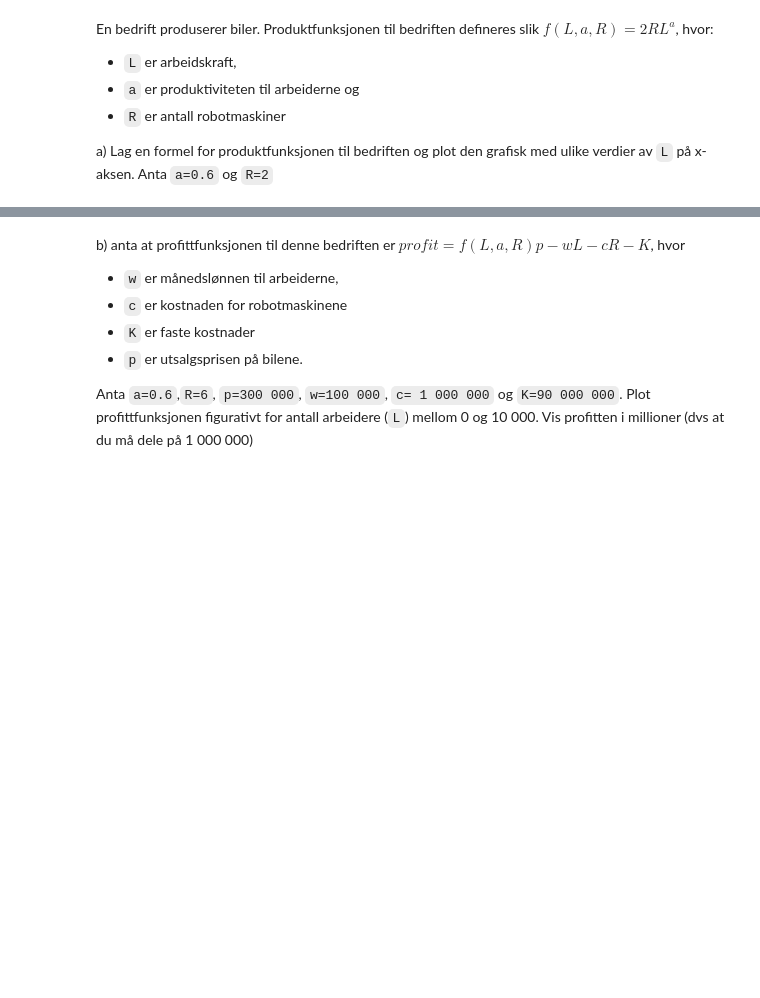
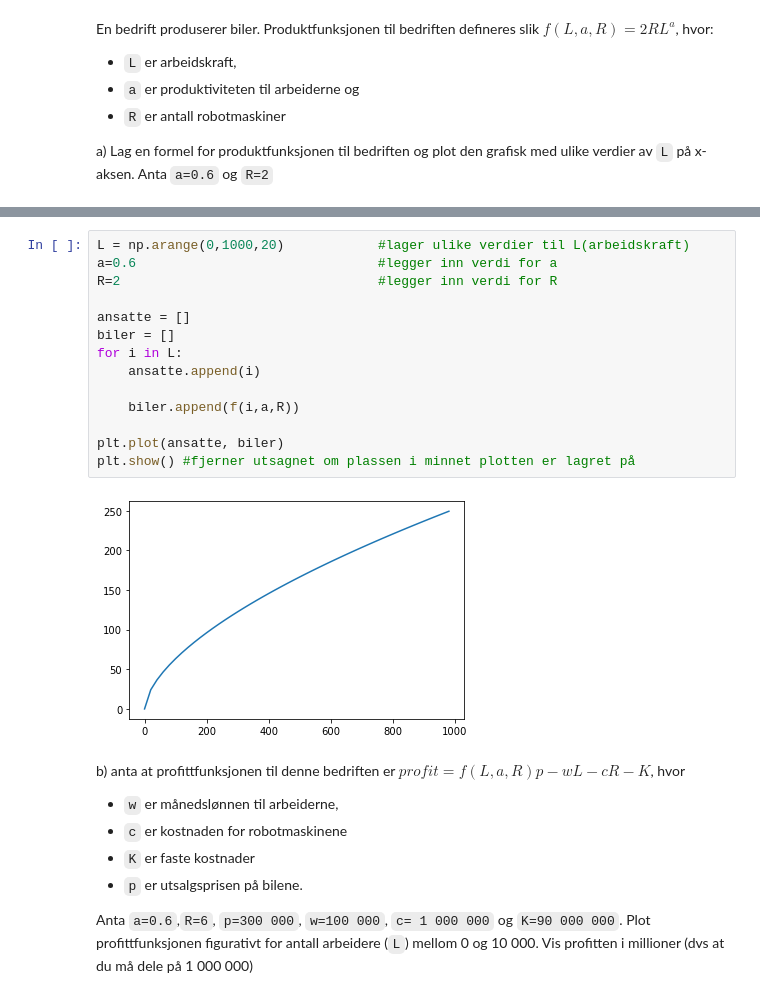
Before and after one commit to Danieljoha/Sok1003-mappeoppgave2, a Jupyter notebook: Mappe 2_oppgaver.ipynb, the cells around one changed output, grey strips where cells are left out. Saved outputs shown, nothing was run; the diff lists cells and outputs as text; blank space fills up the shorter version.

```diff
--- a/Mappe 2_oppgaver.ipynb
+++ b/Mappe 2_oppgaver.ipynb
@@ -203,5 +264,21 @@ for i in L:                                            #lager for loop for de ul
 # %% [output]
 [figure]
+# %%
+L = np.arange(0,1000,20)            #lager ulike verdier til L(arbeidskraft)
+a=0.6                               #legger inn verdi for a
+R=2                                 #legger inn verdi for R
+
+ansatte = []
+biler = []
+for i in L:
+    ansatte.append(i)
+
+    biler.append(f(i,a,R))
+
+plt.plot(ansatte, biler)
+plt.show() #fjerner utsagnet om plassen i minnet plotten er lagret på
+# %% [output]
+[figure, added]
 # %% [markdown]
 b) anta at profittfunksjonen til denne bedriften er ${profit = f(L, a, R)p-wL-cR-K}$, hvor
 - `w` er månedslønnen til arbeiderne,
```
Also changed, not shown: parts of 18 cells of this notebook.
